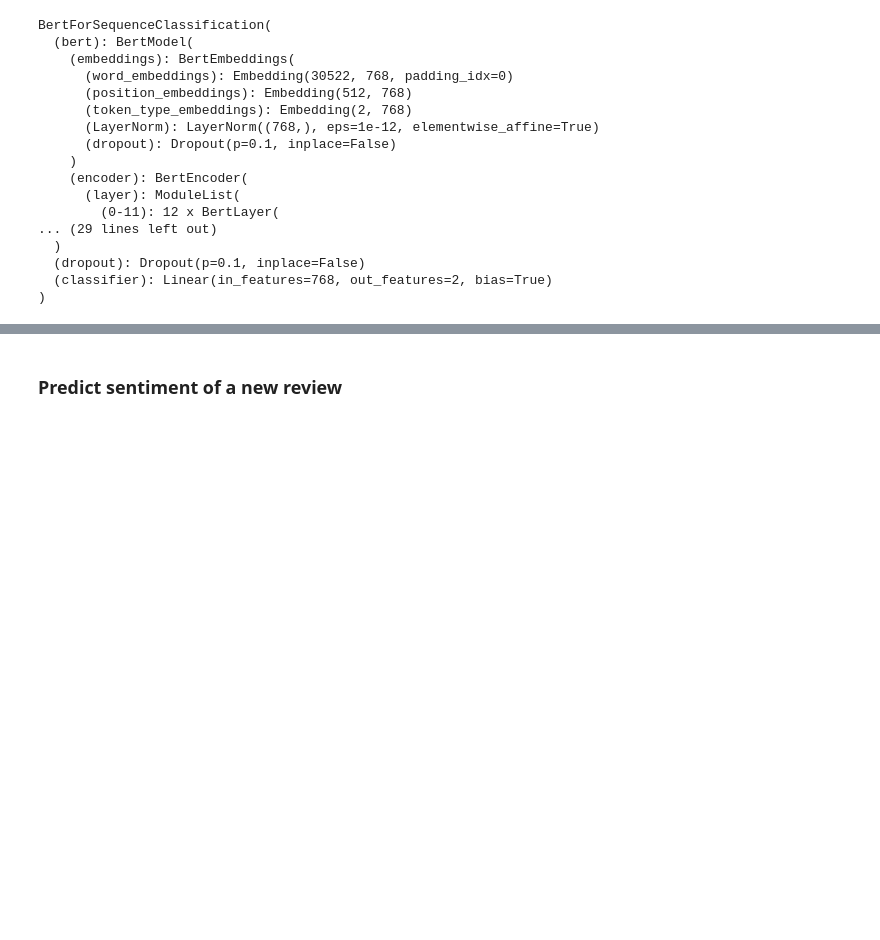
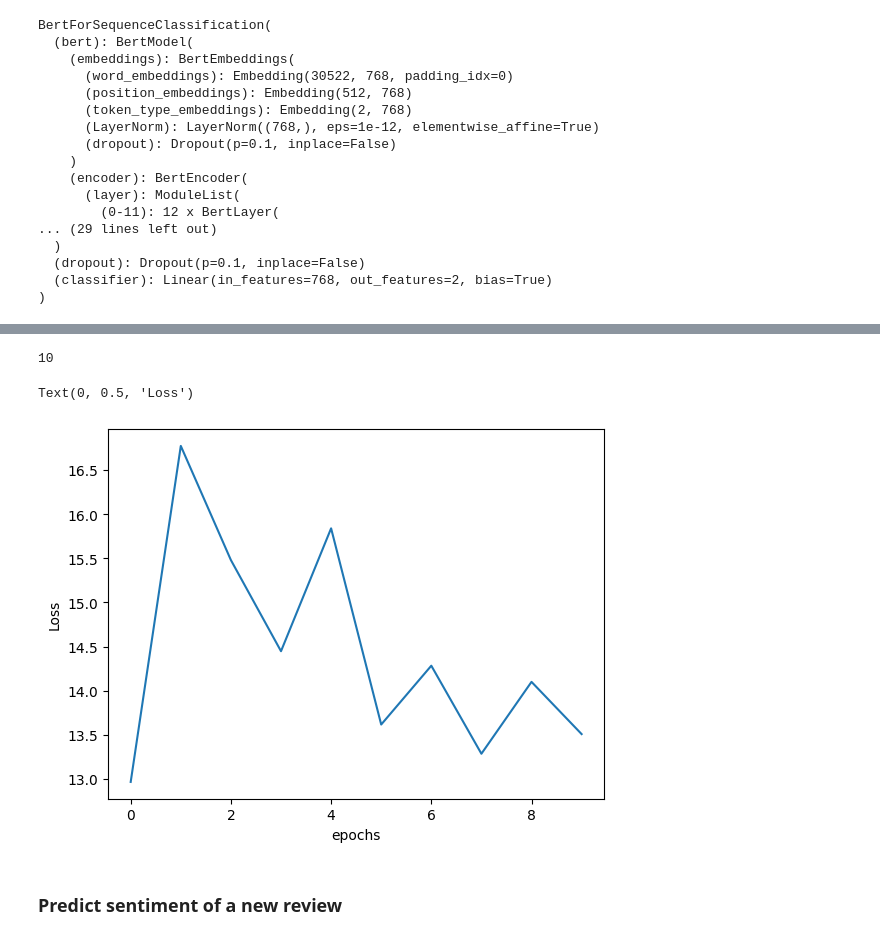
Before and after one commit to ShivtejPharane/DeepLearning, a Jupyter notebook: Word Embeddings/BERT_Demo.ipynb, the cells around one changed output, grey strips where cells are left out. Drawn from its saved outputs; the diff is of its cells as text; code cells hidden in the pictures; blank space fills up the shorter version.

```diff
--- a/Word Embeddings/BERT_Demo.ipynb
+++ b/Word Embeddings/BERT_Demo.ipynb
@@ -100,8 +96,8 @@ Notes:
 # %% [markdown]
 ### Train the model on our data
 # %%
-epochs = 5
-optimizer = torch.optim.AdamW(model.parameters(),lr=0.0001)
+epochs = 10
+optimizer = torch.optim.AdamW(model.parameters(),lr=2e-5)
 # %%
 model
 # %% [output]
@@ -145,6 +141,7 @@ BertForSequenceClassification(
   (classifier): Linear(in_features=768, out_features=2, bias=True)
 )
 # %%
+losses = []
 for epoch in range(epochs):
     total_loss = 0
 
@@ -169,6 +166,7 @@ for epoch in range(epochs):
         loss.backward()
         optimizer.step()
         total_loss+=loss.item()
+    losses.append(total_loss)
 
     print(f"epoch : {epoch}, loss : {total_loss}")
 # %% [output]
@@ -180,3 +183,13 @@ epoch : 4, loss : 14.81826901435852
+# %%
+import matplotlib.pyplot as plt
+print(len(losses))
+plt.plot(losses)
+plt.xlabel("epochs")
+plt.ylabel("Loss")
+# %% [output]
+10
+Text(0, 0.5, 'Loss')
+[figure, added]
 # %% [markdown]
 ### Predict sentiment of a new review
 # %%
```
Also changed, not shown: parts of 6 cells of this notebook, 3 other files.
